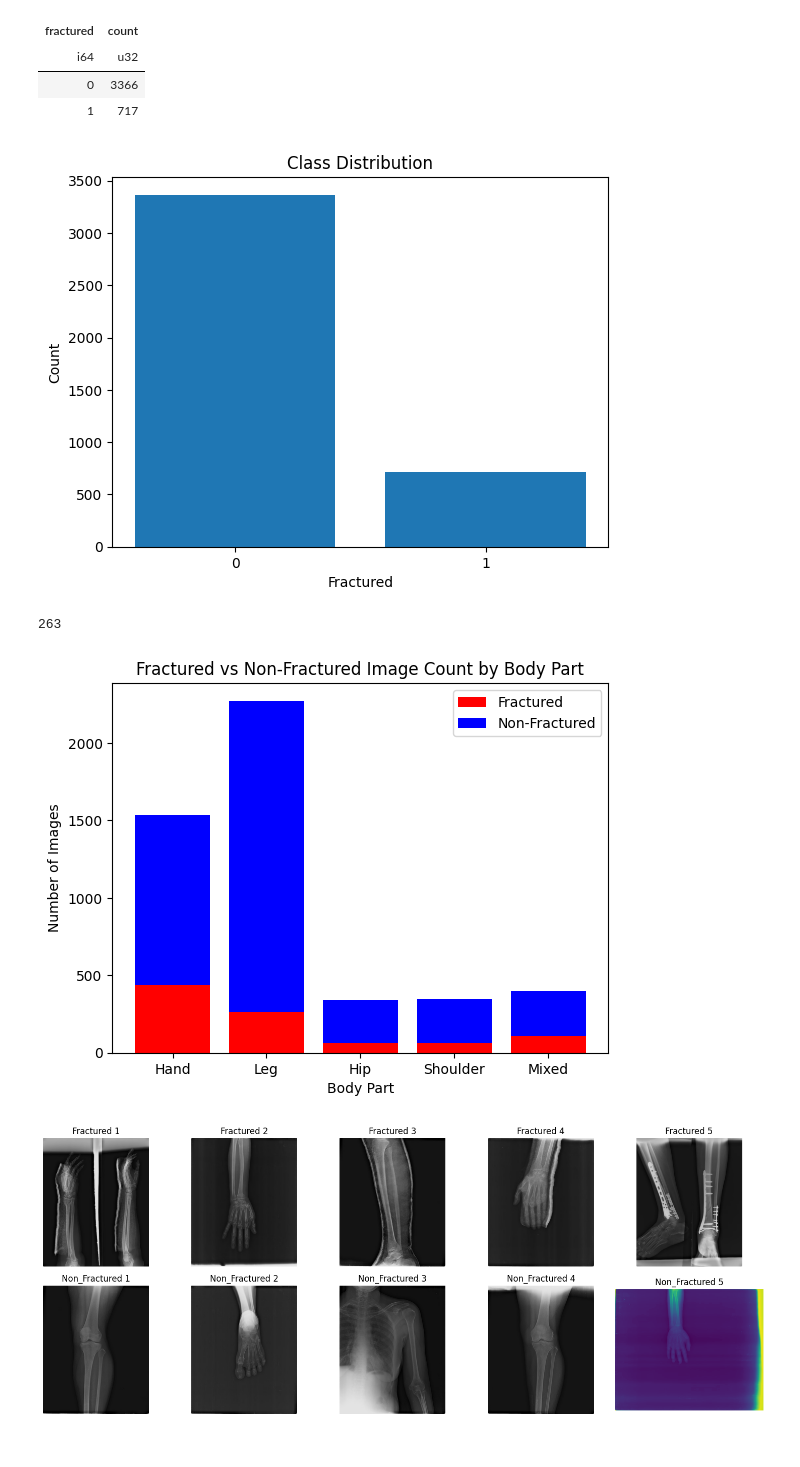
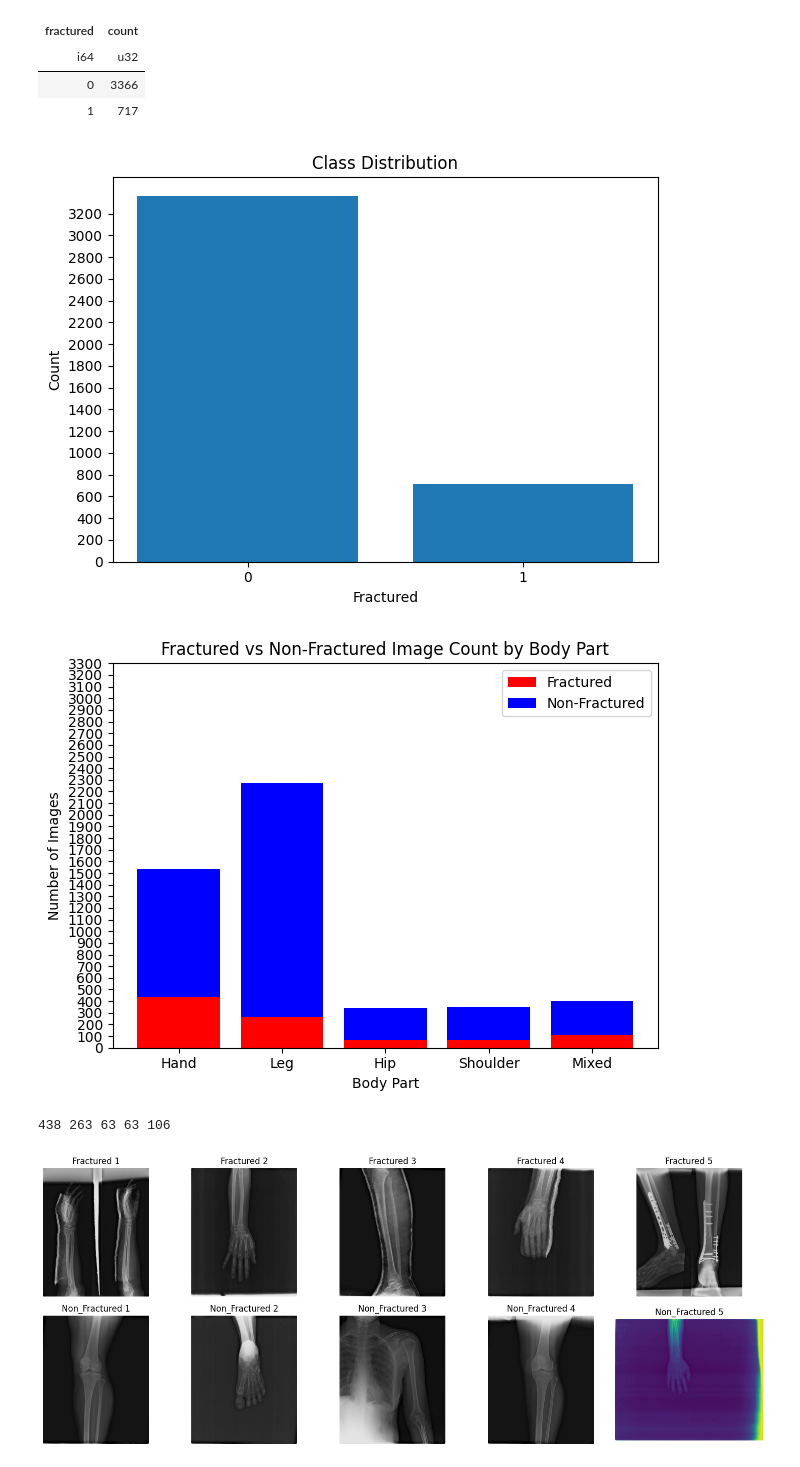
Before and after one commit to hootawsneaks/STINTSYMCO1, a Jupyter notebook: notebook/EDA.ipynb, the cells around one changed output. Drawn from its saved outputs; the diff is of its cells as text; code cells hidden in the pictures.

```diff
--- a/notebook/EDA.ipynb
+++ b/notebook/EDA.ipynb
@@ -28,18 +28,13 @@ shape: (2, 2)
 # %%
 plt.bar(class_counts["fractured"].cast(pl.String), class_counts["count"])
 plt.xlabel("Fractured")
 plt.ylabel("Count")
+plt.yticks(np.arange(0, class_counts["count"].max() + 1, 200))  # Use logarithmic scale for better visibility
 plt.title("Class Distribution")
+plt.tight_layout()
 plt.show()
 # %% [output]
-[figure, old version]
+[figure, new version]
-# %%
-fractures = df["fractured"]
-fractured_leg_counts = df["leg"]
-fractured_leg_counts = fractured_leg_counts.filter(fractures == 1)
-fractured_leg_counts.sum()
-# %% [output]
-263
 # %%
 fractures = df["fractured"]
 
@@ -72,9 +67,14 @@ plt.xlabel("Body Part")
 plt.ylabel("Number of Images")
 plt.title("Fractured vs Non-Fractured Image Count by Body Part")
 plt.legend()
+plt.yticks(np.arange(0, class_counts["count"].max() + 1, 100))
+plt.tight_layout()
 plt.show()
+
+print(fractured_hand_counts, fractured_leg_counts, fractured_hip_counts, fractured_shoulder_counts, fractured_mixed_counts)
 # %% [output]
-[figure, old version]
+[figure, new version]
+438 263 63 63 106
 # %%
 fractured_rows = df["image_id"].filter(df["fractured"] == 1)
 nonfractured_rows = df["image_id"].filter(df["fractured"] == 0)
```
Also changed, not shown: 3 other files.
